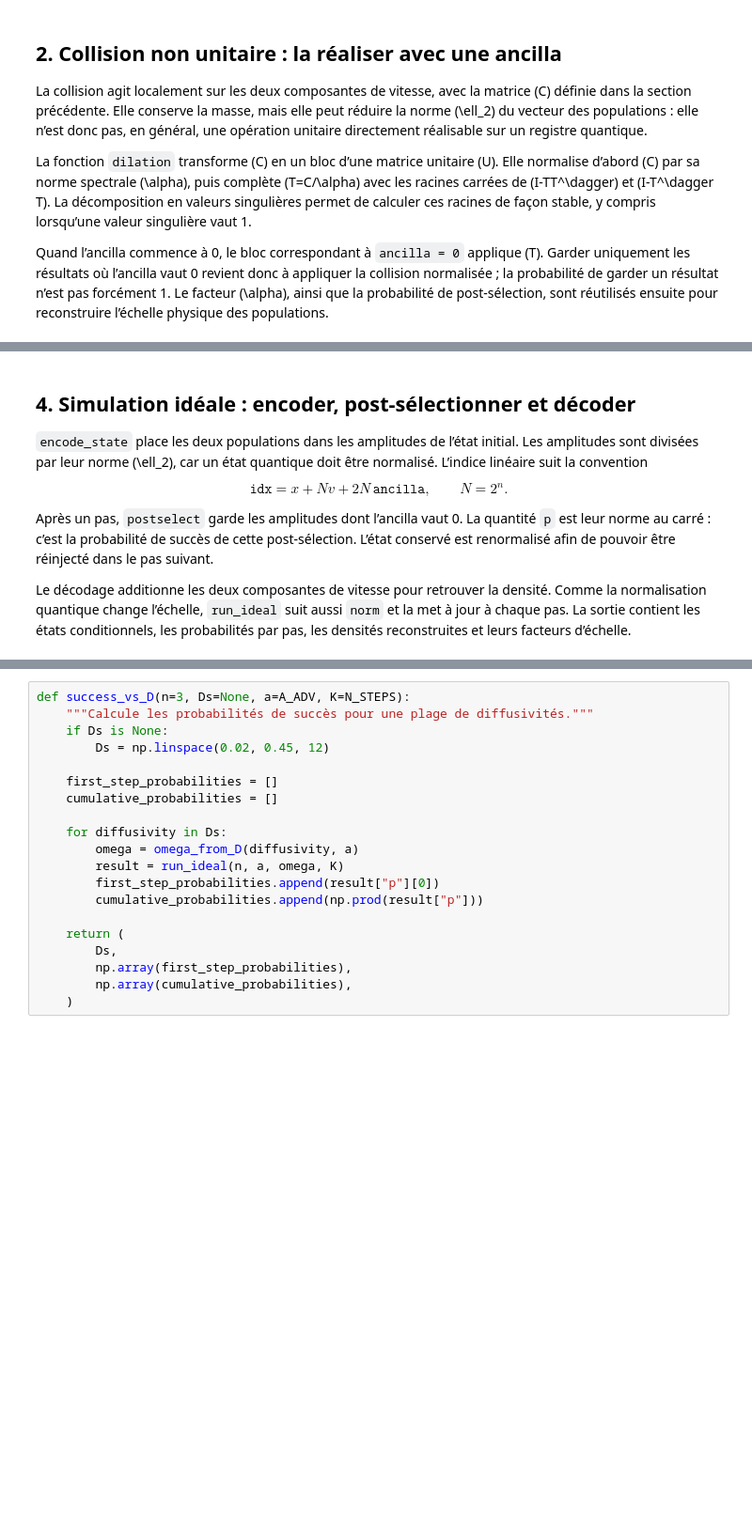
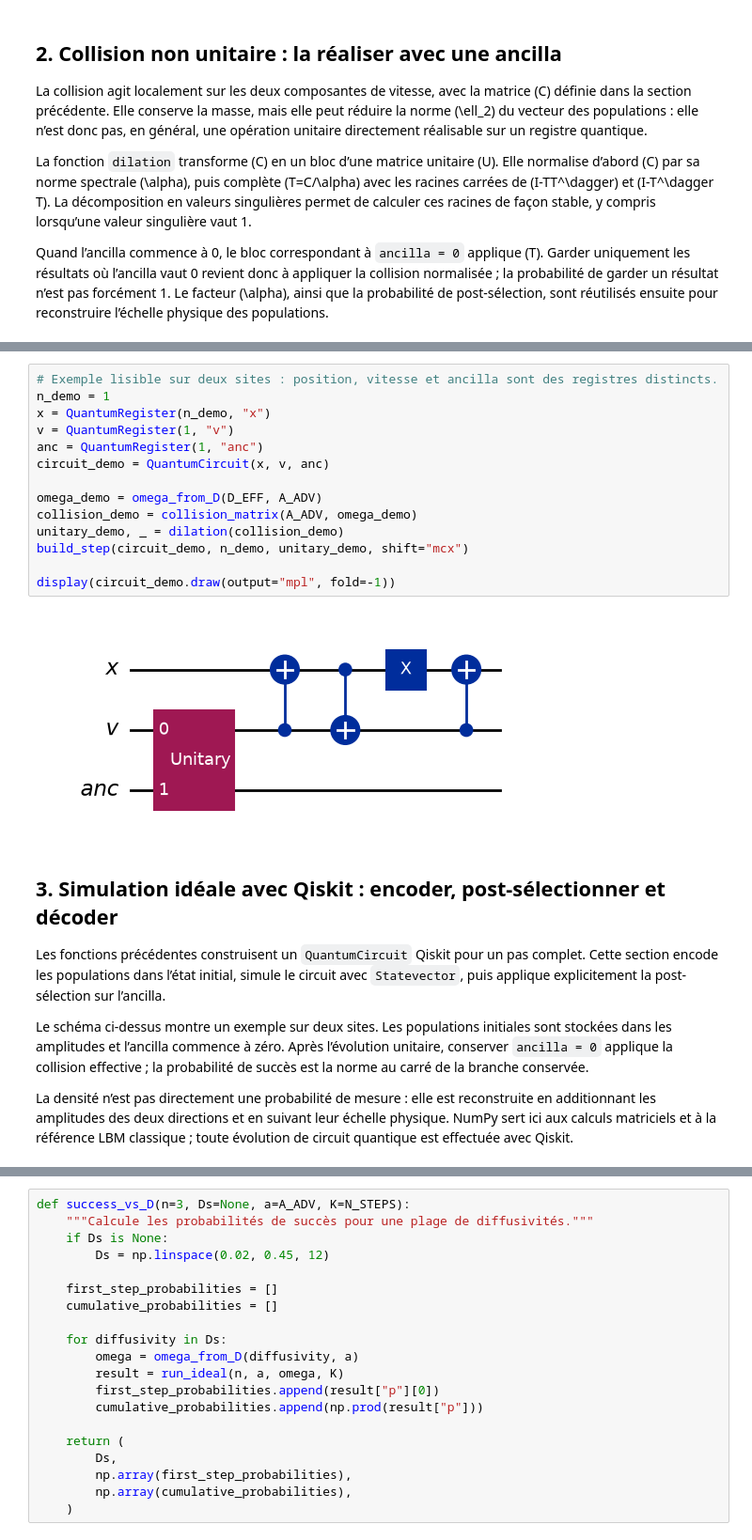
Before and after one commit to q-IL/quantum_algorithms, a Jupyter notebook: Hackathon - Toulouse/meteo_QLBM.ipynb, the cells around one changed output, grey strips where cells are left out. Shown at 94% size. Saved outputs shown, nothing was run; the diff lists cells and outputs as text; blank space fills up the shorter version.

```diff
--- a/Hackathon - Toulouse/meteo_QLBM.ipynb
+++ b/Hackathon - Toulouse/meteo_QLBM.ipynb
@@ -173,13 +265,27 @@ def dilation(C):
+# %%
+# Exemple lisible sur deux sites : position, vitesse et ancilla sont des registres distincts.
+n_demo = 1
+x = QuantumRegister(n_demo, "x")
+v = QuantumRegister(1, "v")
+anc = QuantumRegister(1, "anc")
+circuit_demo = QuantumCircuit(x, v, anc)
+
+omega_demo = omega_from_D(D_EFF, A_ADV)
+collision_demo = collision_matrix(A_ADV, omega_demo)
+unitary_demo, _ = dilation(collision_demo)
+build_step(circuit_demo, n_demo, unitary_demo, shift="mcx")
+
+display(circuit_demo.draw(output="mpl", fold=-1))
+# %% [output]
+[figure, added]
 # %% [markdown]
-## 4. Simulation idéale : encoder, post-sélectionner et décoder
+## 3. Simulation idéale avec Qiskit : encoder, post-sélectionner et décoder
 
-`encode_state` place les deux populations dans les amplitudes de l’état initial. Les amplitudes sont divisées par leur norme \(\ell_2\), car un état quantique doit être normalisé. L’indice linéaire suit la convention
+Les fonctions précédentes construisent un `QuantumCircuit` Qiskit pour un pas complet. Cette section encode les populations dans l’état initial, simule le circuit avec `Statevector`, puis applique explicitement la post-sélection sur l’ancilla.
 
-$$\texttt{idx}=x+N v+2N\,\texttt{ancilla},\qquad N=2^n.$$
+Le schéma ci-dessus montre un exemple sur deux sites. Les populations initiales sont stockées dans les amplitudes et l’ancilla commence à zéro. Après l’évolution unitaire, conserver `ancilla = 0` applique la collision effective ; la probabilité de succès est la norme au carré de la branche conservée.
 
-Après un pas, `postselect` garde les amplitudes dont l’ancilla vaut 0. La quantité `p` est leur norme au carré : c’est la probabilité de succès de cette post-sélection. L’état conservé est renormalisé afin de pouvoir être réinjecté dans le pas suivant.
-
-Le décodage additionne les deux composantes de vitesse pour retrouver la densité. Comme la normalisation quantique change l’échelle, `run_ideal` suit aussi `norm` et la met à jour à chaque pas. La sortie contient les états conditionnels, les probabilités par pas, les densités reconstruites et leurs facteurs d’échelle.
+La densité n’est pas directement une probabilité de mesure : elle est reconstruite en additionnant les amplitudes des deux directions et en suivant leur échelle physique. NumPy sert ici aux calculs matriciels et à la référence LBM classique ; toute évolution de circuit quantique est effectuée avec Qiskit.
 # %%
 def encode_state(populations, n):
     """Encode les populations normalisées, avec l'ancilla initialisée à zéro."""
```
Also changed, not shown: parts of 15 cells of this notebook.
